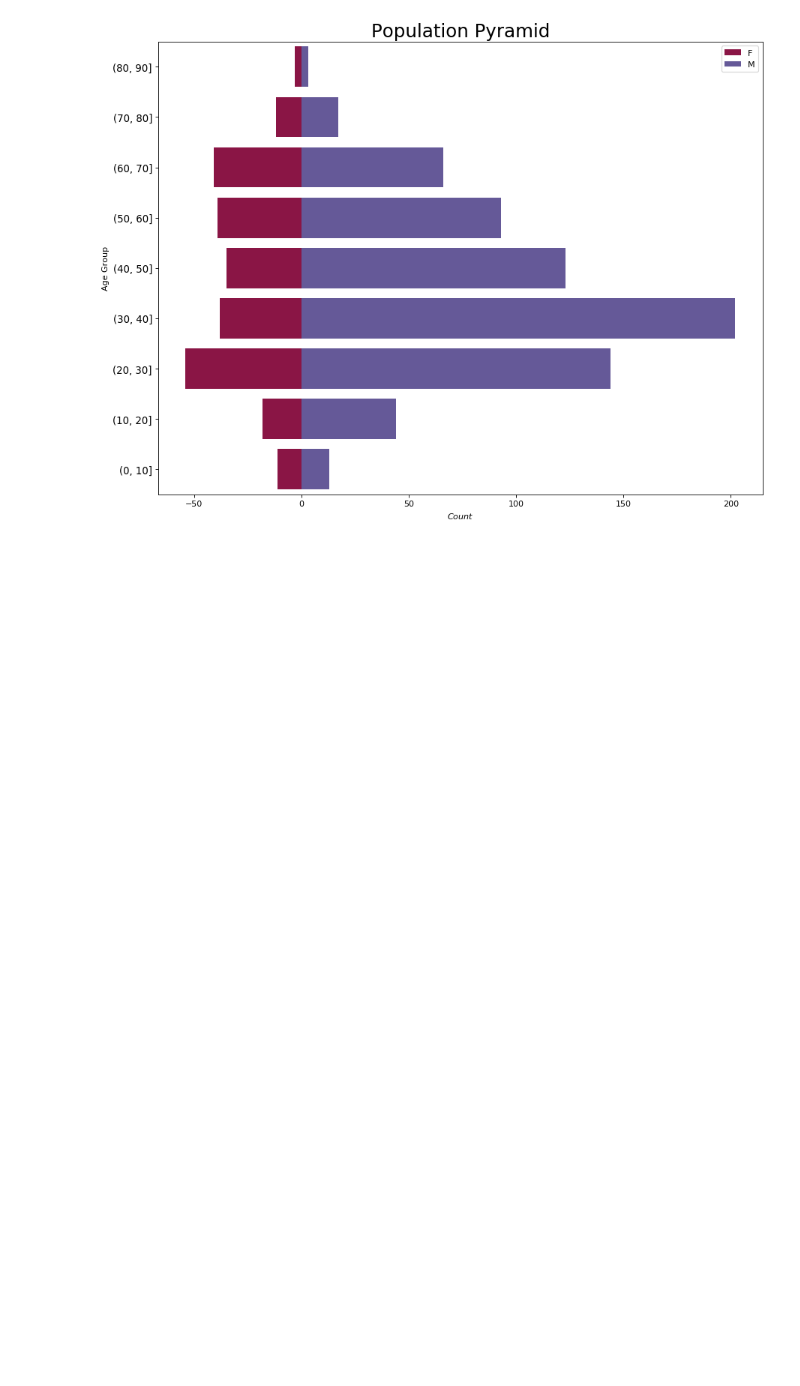
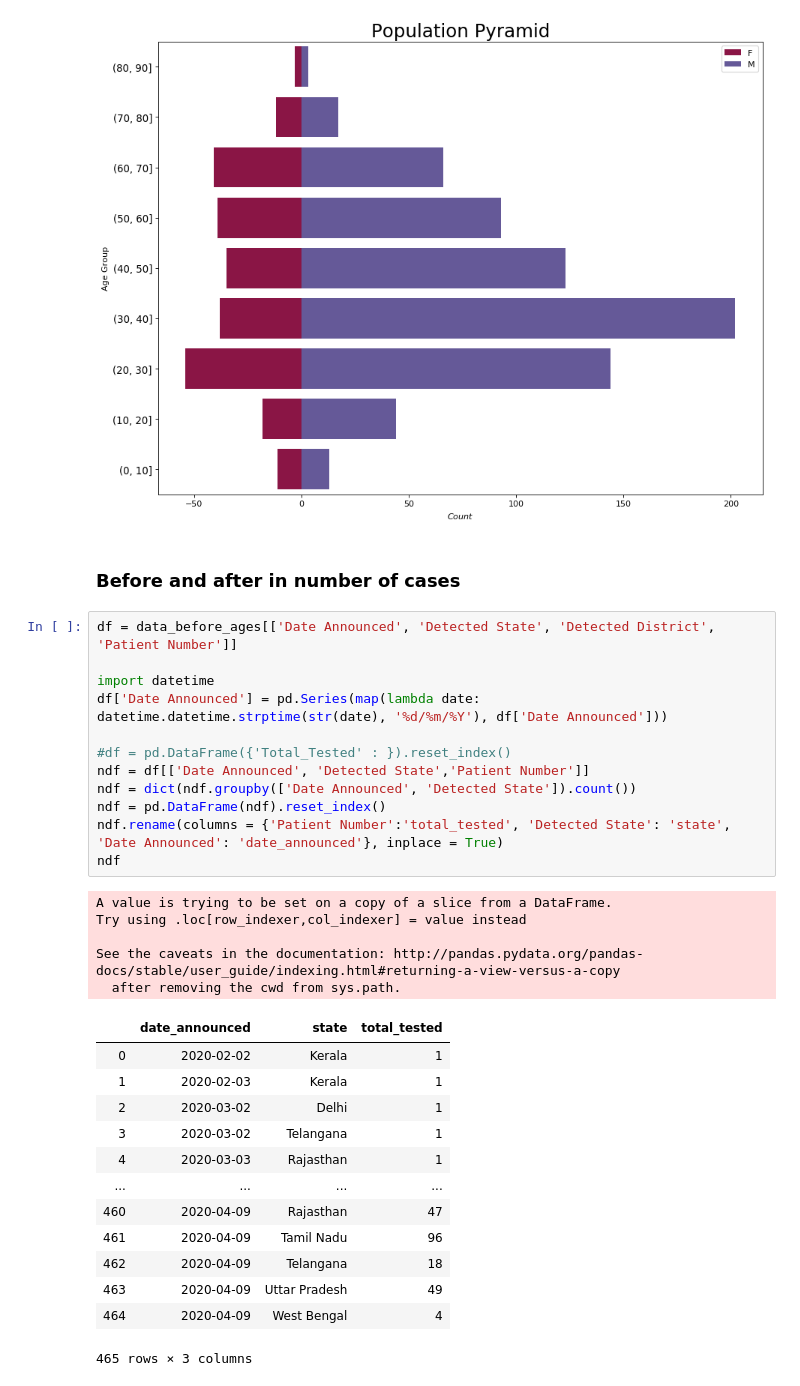
Before and after one commit to Srinjoy-Santra/covid19-india-analysis, a Jupyter notebook: India_Corona_Analysis.ipynb, the cells around one changed output. Saved outputs shown, nothing was run; the diff lists cells and outputs as text; blank space fills up the shorter version.

```diff
--- a/India_Corona_Analysis.ipynb
+++ b/India_Corona_Analysis.ipynb
@@ -1014,3 +1010,36 @@ plt.legend()
 plt.show()
 # %% [output]
 [figure]
+# %% [markdown]
+### Before and after in number of cases
+# %%
+df = data_before_ages[['Date Announced', 'Detected State', 'Detected District', 'Patient Number']]
+
+import datetime
+df['Date Announced'] = pd.Series(map(lambda date: datetime.datetime.strptime(str(date), '%d/%m/%Y'), df['Date Announced']))
+
+#df = pd.DataFrame({'Total_Tested' : }).reset_index()
+ndf = df[['Date Announced', 'Detected State','Patient Number']]
+ndf = dict(ndf.groupby(['Date Announced', 'Detected State']).count())
+ndf = pd.DataFrame(ndf).reset_index()
+ndf.rename(columns = {'Patient Number':'total_tested', 'Detected State': 'state', 'Date Announced': 'date_announced'}, inplace = True)
+ndf
+# %% [output]
+A value is trying to be set on a copy of a slice from a DataFrame.
+Try using .loc[row_indexer,col_indexer] = value instead
+
+See the caveats in the documentation: http://pandas.pydata.org/pandas-docs/stable/user_guide/indexing.html#returning-a-view-versus-a-copy
+  after removing the cwd from sys.path.
+|  | date_announced | state | total_tested |
+| 0 | 2020-02-02 | Kerala | 1 |
+| 1 | 2020-02-03 | Kerala | 1 |
+| 2 | 2020-03-02 | Delhi | 1 |
+| 3 | 2020-03-02 | Telangana | 1 |
+| 4 | 2020-03-03 | Rajasthan | 1 |
+| ... | ... | ... | ... |
+| 460 | 2020-04-09 | Rajasthan | 47 |
+| 461 | 2020-04-09 | Tamil Nadu | 96 |
+| 462 | 2020-04-09 | Telangana | 18 |
+| 463 | 2020-04-09 | Uttar Pradesh | 49 |
+| 464 | 2020-04-09 | West Bengal | 4 |
+465 rows × 3 columns
```
Also changed, not shown: parts of 9 cells of this notebook.
